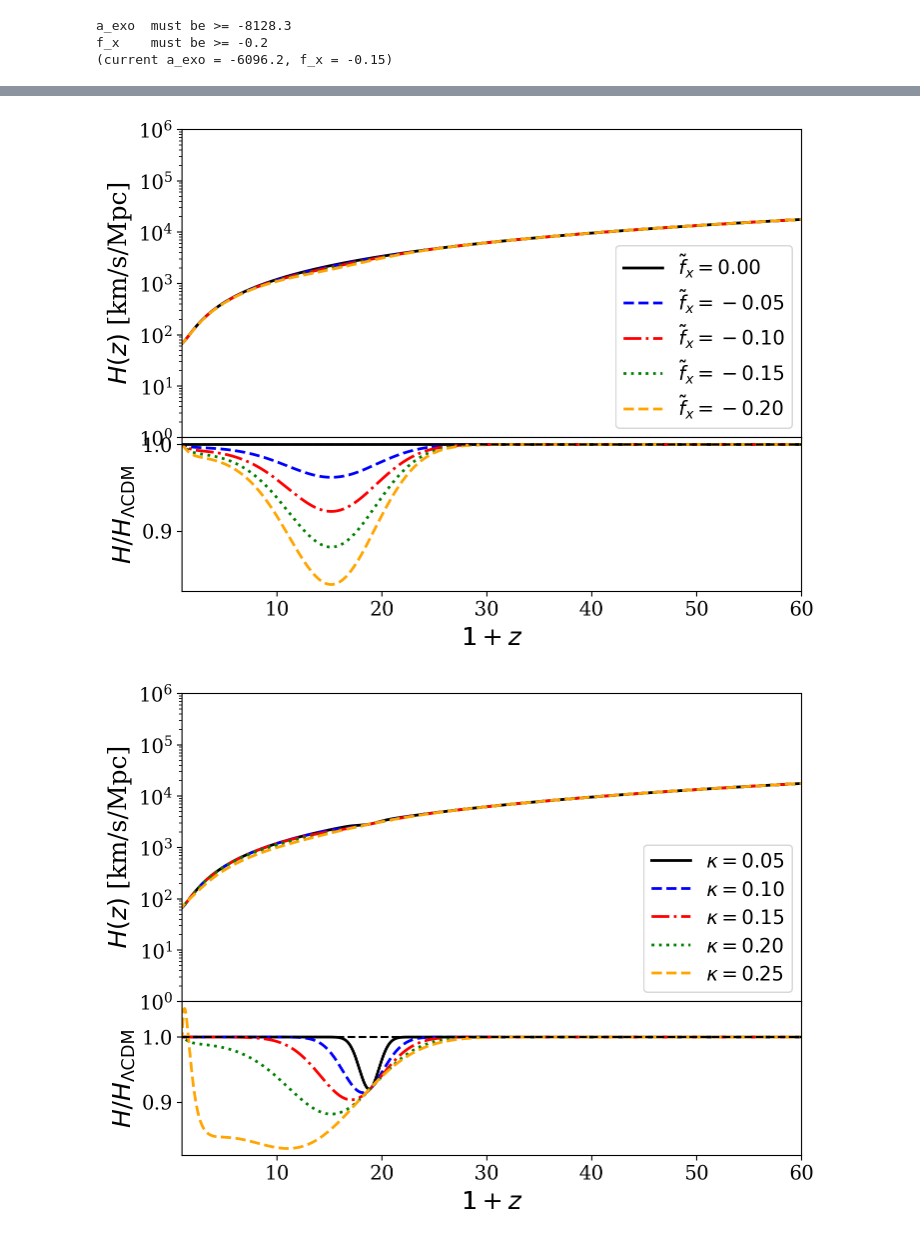
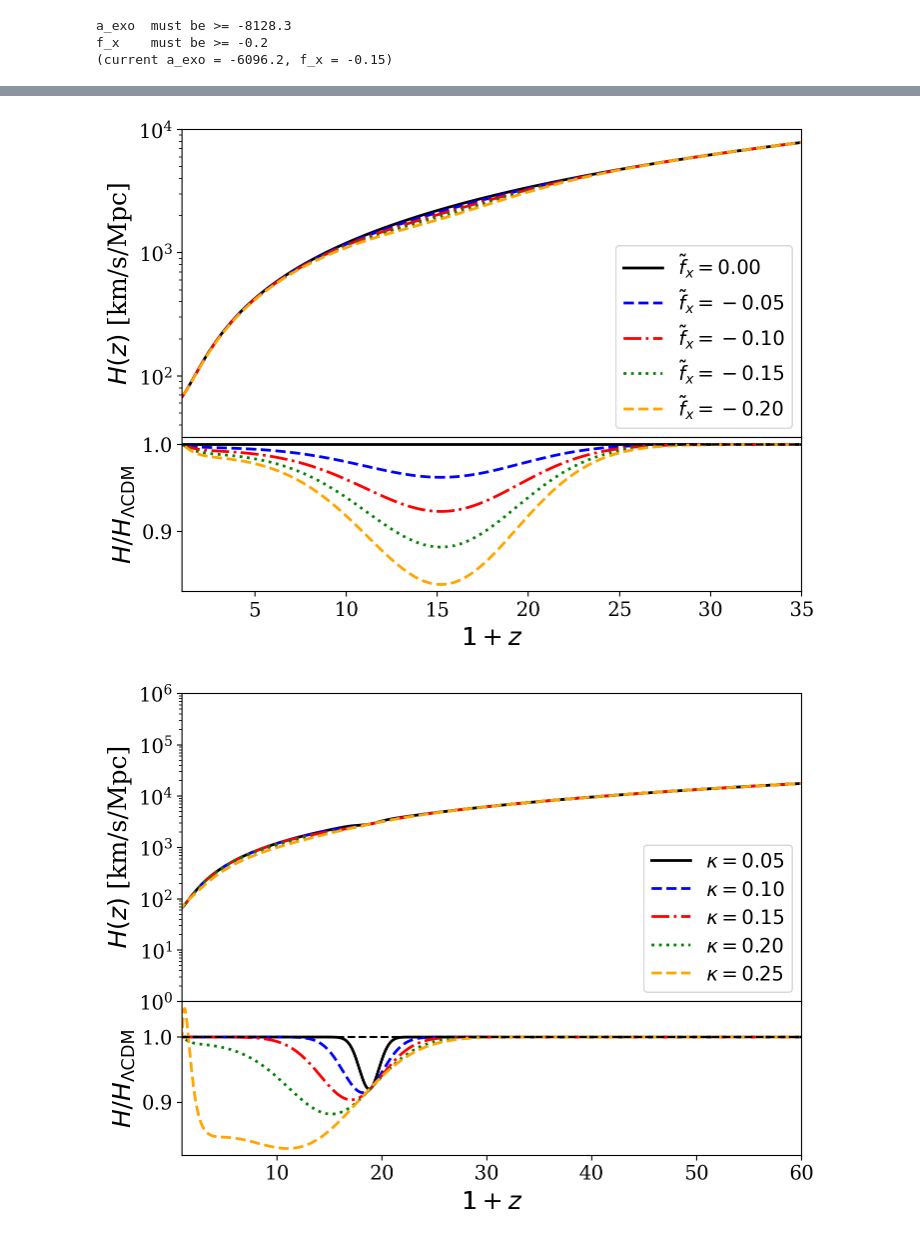
Before and after one commit to ahmedziku28/JWST-likelihood-pipeline, a Jupyter notebook: notebooks/exoDE_parametrization-Copy1.ipynb, the cells around one changed output, grey strips where cells are left out. Drawn from its saved outputs; the diff is of its cells as text; code cells hidden in the pictures.

```diff
--- a/notebooks/exoDE_parametrization-Copy1.ipynb
+++ b/notebooks/exoDE_parametrization-Copy1.ipynb
@@ -146,7 +147,6 @@ f_x    must be >= -0.2
 params_exo = {'Omega_fld': 0,
               'Omega_scf': 0,
               'a_exo': a_exo,
-              'b_exo': b_exo,
               'z_c_exo': z_c_exo,
               'sigma_z_exo': sigma_z_exo,
              }
@@ -165,37 +165,37 @@ fig, (ax1, ax2) = plt.subplots(2, 1, figsize=(8, 6), sharex=True, height_ratios=
 plt.subplots_adjust(hspace=0.0)
 
 f_x_arr = np.array([0.0, -0.05, -0.1, -0.15, -0.20])
 lstyls  = ['-', '--', '-.', ':', '--']
 colors  = ['k', 'b', 'r', 'g', 'orange']
 labels  = [rf'$\tilde{{f}}_x = {f:.2f}$' for f in f_x_arr]
 
 for i, fx in enumerate(f_x_arr):
     a_i = fx * (1.0 + z_c_exo) * E2_LCDM
     b_i = -a_i
     sigma_i = kappa * (1.0 + z_c_exo)
-    params_exo.update({'a_exo': a_i, 'b_exo': b_i, 'sigma_z_exo': sigma_i, 'z_c_exo': z_c_exo})
+    params_exo.update({'a_exo': a_i, 'sigma_z_exo': sigma_i, 'z_c_exo': z_c_exo})
     params_cmn.update(params_exo)
     Model.set(params_cmn)
     Model.compute()
     BQ = Model.get_background()
     ax1.plot(1 + BQ['z'], 1e-3*scic.c*BQ['H [1/Mpc]'],
              ls=lstyls[i], lw=2., c=colors[i], label=labels[i])
     ax2.plot(1 + BQ['z'],
              1e-3*scic.c*BQ['H [1/Mpc]'] / (1e-3*scic.c*BackQunt_LCDM['H [1/Mpc]']),
              ls=lstyls[i], lw=2., c=colors[i])
     Model.struct_cleanup()
 
 ax2.axhline(1.0, ls='--', lw=1.5, c='k')
 ax1.set_yscale('log')
 ax1.legend(fontsize=14)
-ax1.set_ylim(1, 1e6)
+ax2.set_xlim(1, 60)
 ax2.set_xlabel(r'$1 + z$', fontsize=18)
 ax1.set_ylabel(r'$H(z)$ [km/s/Mpc]', fontsize=18)
 ax2.set_ylabel(r'$H/H_{\Lambda\mathrm{CDM}}$', fontsize=18)
-ax1.set_xlim(1, 60)
+ax1.set_xlim(1, 35) ; ax1.set_ylim(10**1.5, 10**4)
 plt.show()
 # %% [output]
-[figure, old version]
+[figure, new version]
 # %%
 fig, (ax1, ax2) = plt.subplots(2, 1, figsize=(8, 6), sharex=True, height_ratios=(2, 1))
 plt.subplots_adjust(hspace=0.0)
```
Also changed, not shown: parts of 9 cells of this notebook, 1 other file.
